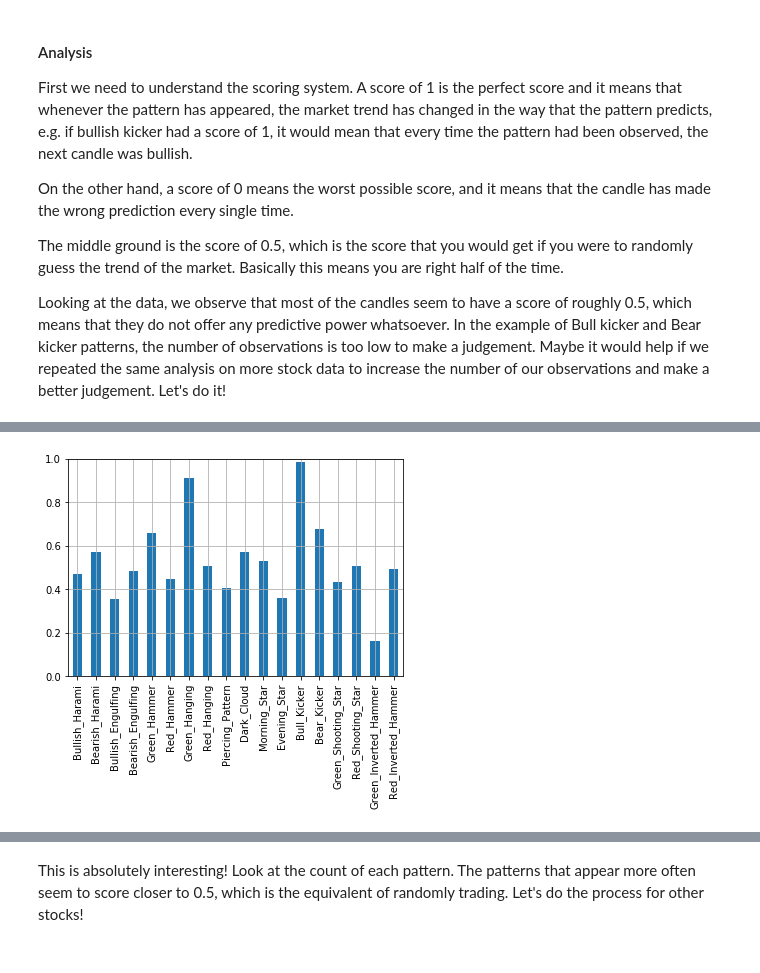
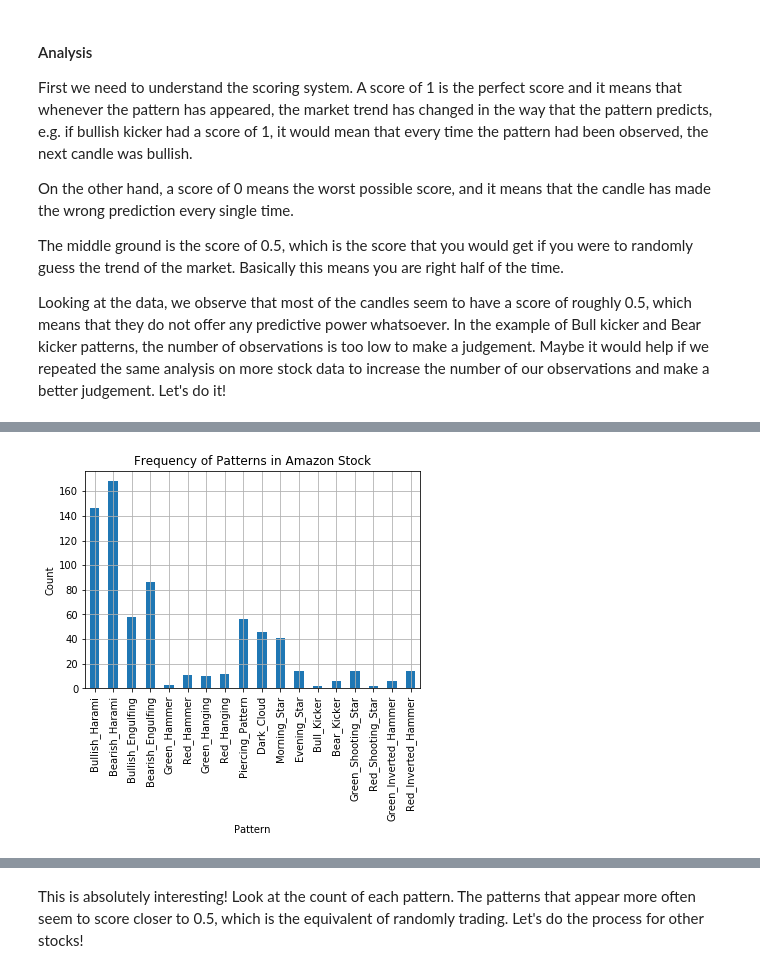
Before and after one commit to aliisoli/candlesticks_study, a Jupyter notebook: Candlesticks_Historical_Analysis.ipynb, the cells around one changed output, grey strips where cells are left out. Saved outputs shown, nothing was run; the diff lists cells and outputs as text; code cells hidden in the pictures.

```diff
--- a/Candlesticks_Historical_Analysis.ipynb
+++ b/Candlesticks_Historical_Analysis.ipynb
@@ -711,3 +726,3 @@ def plot_scores(corrected_scores):
     ax.grid()
 # %%
-amzn = pd.read_csv('AMZN.csv')
+Amazon = pd.read_csv('AMZN.csv')
@@ -718,4 +729,4 @@ corrected_scores_amzn = analyze_candlestick_accuracy(amzn)
-# %%
-plot_scores(corrected_scores_amzn)
-# %% [output]
-[figure, removed]
+# %%
+corrected_scores_amzn = analyze_candlestick_accuracy(Amazon, 'Frequency of Patterns in Amazon Stock')
+# %% [output]
+[figure, added]
```
Also changed, not shown: parts of 14 cells of this notebook.
